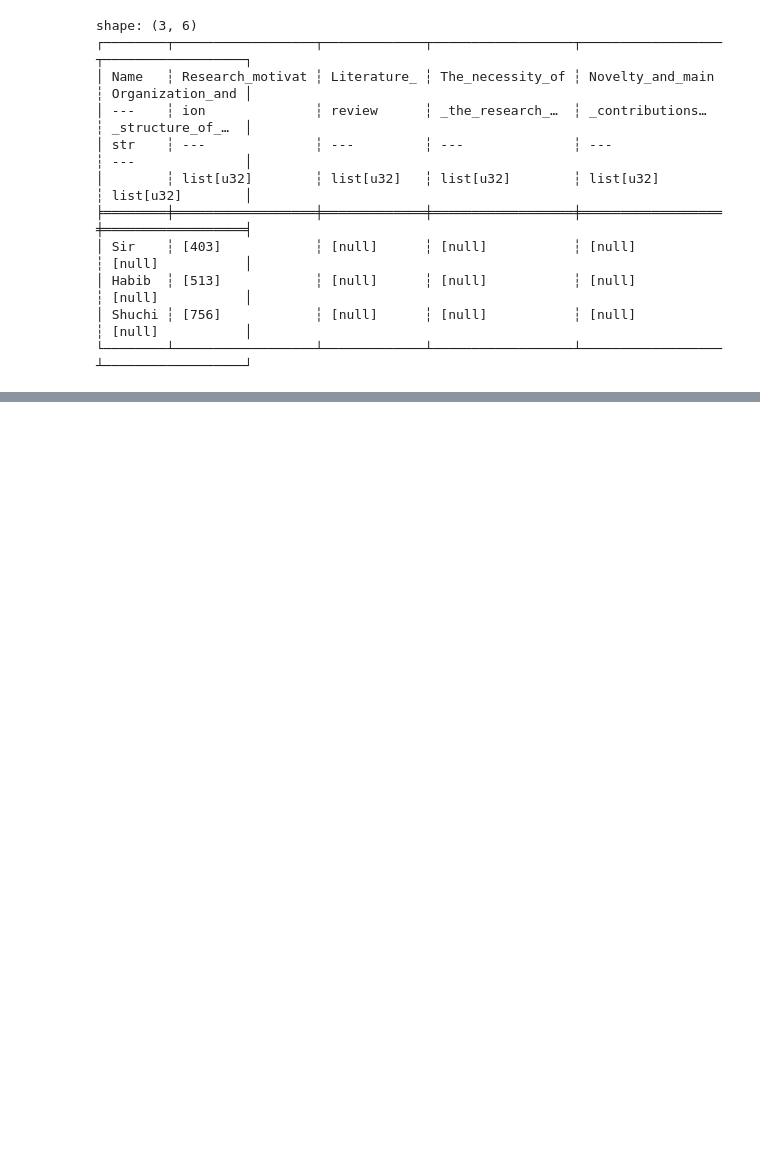
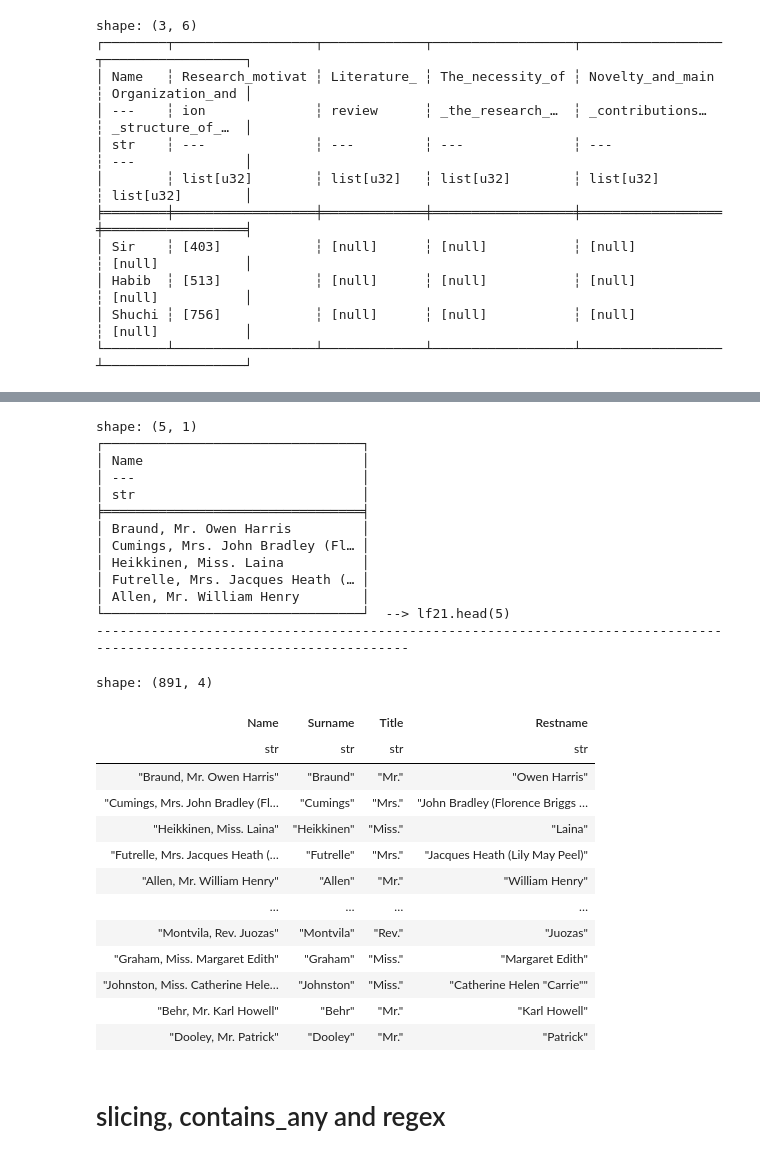
Before and after one commit to speedy1601/Data-Science-Library, a Jupyter notebook: polars/DataFrame.ipynb, the cells around one changed output, grey strips where cells are left out. Drawn from its saved outputs; the diff is of its cells as text; code cells hidden in the pictures; blank space fills up the shorter version.

```diff
--- a/polars/DataFrame.ipynb
+++ b/polars/DataFrame.ipynb
@@ -1370,0 +1729,39 @@ shape: (3, 6)
+# %%
+lf21 = pl.scan_csv(r"d:\Datasets\CampusX\titanic.csv").select(col('Name')) # Name  = "Surname, Title. RestName" (RestName can have 1 or more name)
+print(lf21.collect().head(5), extra_info(color_text("lf21.head(5)")))
+
+#  Q : Create Separate Columns as Surname, Title, RestName
+lf21.with_columns(
+    col('Name').str.splitn(by=',', n=2).struct[0] .alias('Surname'),
+    col('Name').str.splitn(by=',', n=2).struct[1] .str.strip_chars() .str.splitn(by=' ', n=2).struct.rename_fields(['Title', 'Restname']) .alias('Rests')
+).unnest(columns='Rests') .collect()
+# %% [output]
+shape: (5, 1)
+┌─────────────────────────────────┐
+│ Name                            │
+│ ---                             │
+│ str                             │
+╞═════════════════════════════════╡
+│ Braund, Mr. Owen Harris         │
+│ Cumings, Mrs. John Bradley (Fl… │
+│ Heikkinen, Miss. Laina          │
+│ Futrelle, Mrs. Jacques Heath (… │
+│ Allen, Mr. William Henry        │
+└─────────────────────────────────┘  --> lf21.head(5)
+------------------------------------------------------------------------------------------------------------------------
+shape: (891, 4)
+| Name | Surname | Title | Restname |
+| str | str | str | str |
+| "Braund, Mr. Owen Harris" | "Braund" | "Mr." | "Owen Harris" |
+| "Cumings, Mrs. John Bradley (Fl… | "Cumings" | "Mrs." | "John Bradley (Florence Briggs … |
+| "Heikkinen, Miss. Laina" | "Heikkinen" | "Miss." | "Laina" |
+| "Futrelle, Mrs. Jacques Heath (… | "Futrelle" | "Mrs." | "Jacques Heath (Lily May Peel)" |
+| "Allen, Mr. William Henry" | "Allen" | "Mr." | "William Henry" |
+| … | … | … | … |
+| "Montvila, Rev. Juozas" | "Montvila" | "Rev." | "Juozas" |
+| "Graham, Miss. Margaret Edith" | "Graham" | "Miss." | "Margaret Edith" |
+| "Johnston, Miss. Catherine Hele… | "Johnston" | "Miss." | "Catherine Helen "Carrie"" |
+| "Behr, Mr. Karl Howell" | "Behr" | "Mr." | "Karl Howell" |
+| "Dooley, Mr. Patrick" | "Dooley" | "Mr." | "Patrick" |
+# %% [markdown]
+#                                                        slicing, contains_any and regex
```
Also changed, not shown: parts of 39 cells of this notebook, 4 other files.
